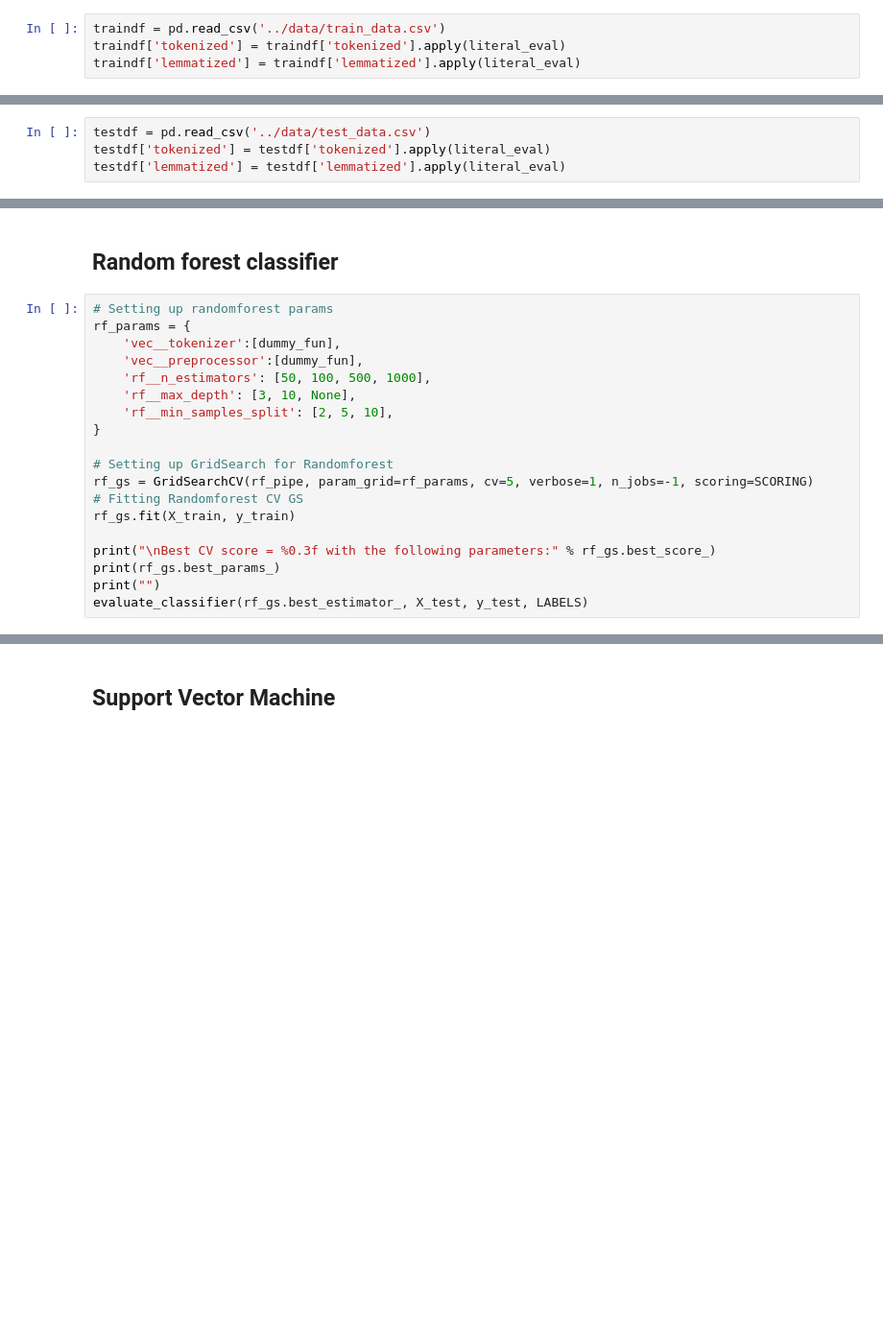
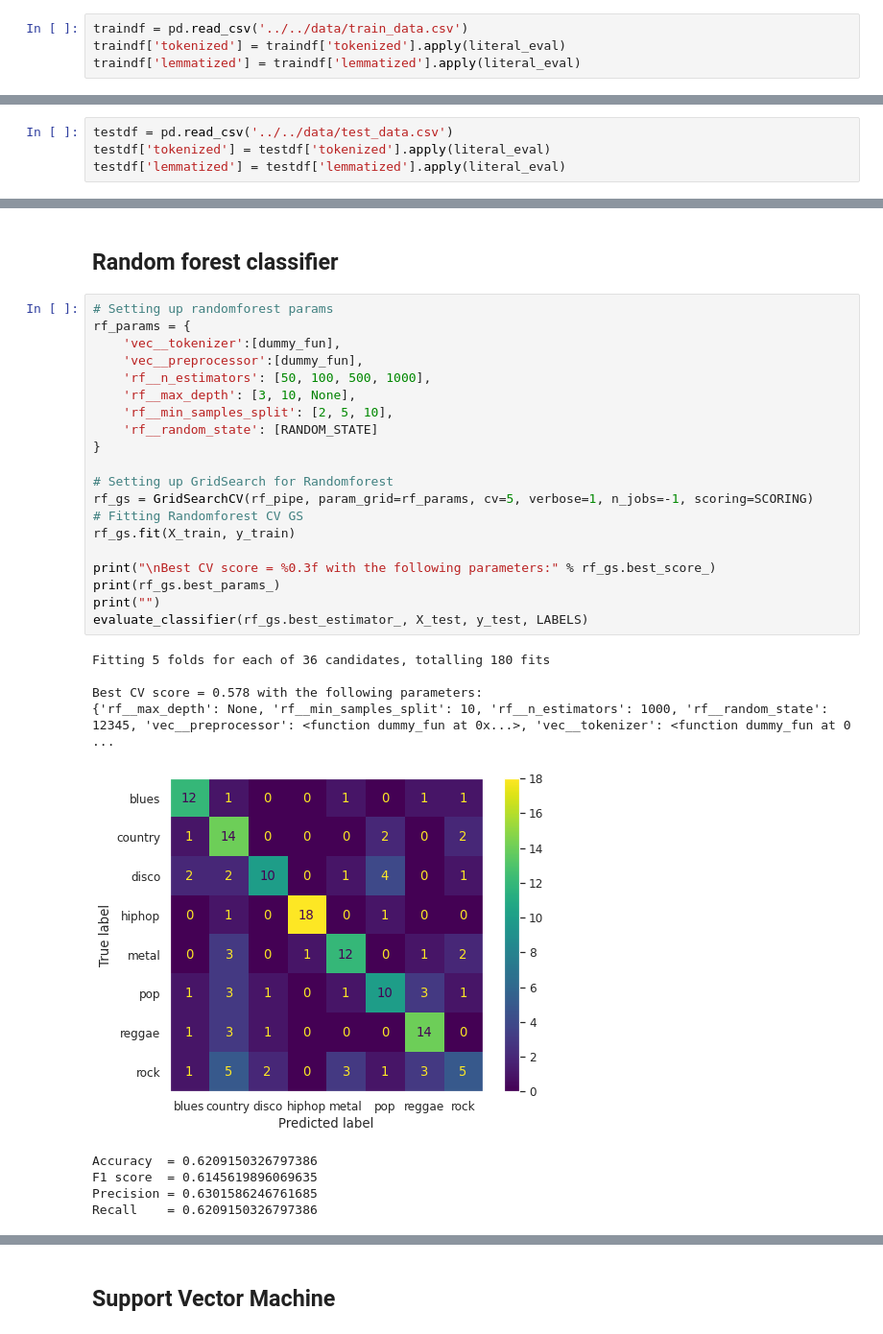
Before and after one commit to lisa-sophia/song-genre-classification, a Jupyter notebook: code/CountVectorizer/train_model_CountVec.ipynb, the cells around one changed output, grey strips where cells are left out. Shown at 96% size. Cells and saved outputs as stored; diff of their text form; blank space fills up the shorter version.

Commit message:
Some final trainings

```diff
--- a/code/CountVectorizer/train_model_CountVec.ipynb
+++ b/code/CountVectorizer/train_model_CountVec.ipynb
@@ -28,6 +28,6 @@ def evaluate_classifier(model, X_test, y_test, labels=None, label_encoder=None):
     print("Precision = " + str(precision_score(y_true=y_test, y_pred=pred, average='weighted')))
     print("Recall    = " + str(recall_score(y_true=y_test, y_pred=pred, average='weighted')))
 # %%
-traindf = pd.read_csv('../data/train_data.csv')
+traindf = pd.read_csv('../../data/train_data.csv')
 traindf['tokenized'] = traindf['tokenized'].apply(literal_eval)
 traindf['lemmatized'] = traindf['lemmatized'].apply(literal_eval)
@@ -36,5 +34,5 @@ FileNotFoundError: [Errno 2] No such file or directory: '../data/train_data.csv'
 # %%
-testdf = pd.read_csv('../data/test_data.csv')
+testdf = pd.read_csv('../../data/test_data.csv')
 testdf['tokenized'] = testdf['tokenized'].apply(literal_eval)
 testdf['lemmatized'] = testdf['lemmatized'].apply(literal_eval)
 # %%
@@ -195,22 +247,33 @@ evaluate_classifier(mb_gs.best_estimator_, X_test, y_test, LABELS)
 # %%
 # Setting up randomforest params
 rf_params = {
     'vec__tokenizer':[dummy_fun],
     'vec__preprocessor':[dummy_fun],
     'rf__n_estimators': [50, 100, 500, 1000],
     'rf__max_depth': [3, 10, None],
     'rf__min_samples_split': [2, 5, 10],
+    'rf__random_state': [RANDOM_STATE]
 }
 
 # Setting up GridSearch for Randomforest
 rf_gs = GridSearchCV(rf_pipe, param_grid=rf_params, cv=5, verbose=1, n_jobs=-1, scoring=SCORING)
 # Fitting Randomforest CV GS
 rf_gs.fit(X_train, y_train)
 
 print("\nBest CV score = %0.3f with the following parameters:" % rf_gs.best_score_)
 print(rf_gs.best_params_)
 print("")
 evaluate_classifier(rf_gs.best_estimator_, X_test, y_test, LABELS)
+# %% [output]
+Fitting 5 folds for each of 36 candidates, totalling 180 fits
+
+Best CV score = 0.578 with the following parameters:
+{'rf__max_depth': None, 'rf__min_samples_split': 10, 'rf__n_estimators': 1000, 'rf__random_state': 12345, 'vec__preprocessor': <function dummy_fun at 0x...>, 'vec__tokenizer': <function dummy_fun at 0 ...
+[figure, added]
+Accuracy  = 0.6209150326797386
+F1 score  = 0.6145619896069635
+Precision = 0.6301586246761685
+Recall    = 0.6209150326797386
 # %%
 rf_params = {
     'vec__tokenizer':[dummy_fun],
```
Also changed, not shown: parts of 21 cells of this notebook, 15 other files.
